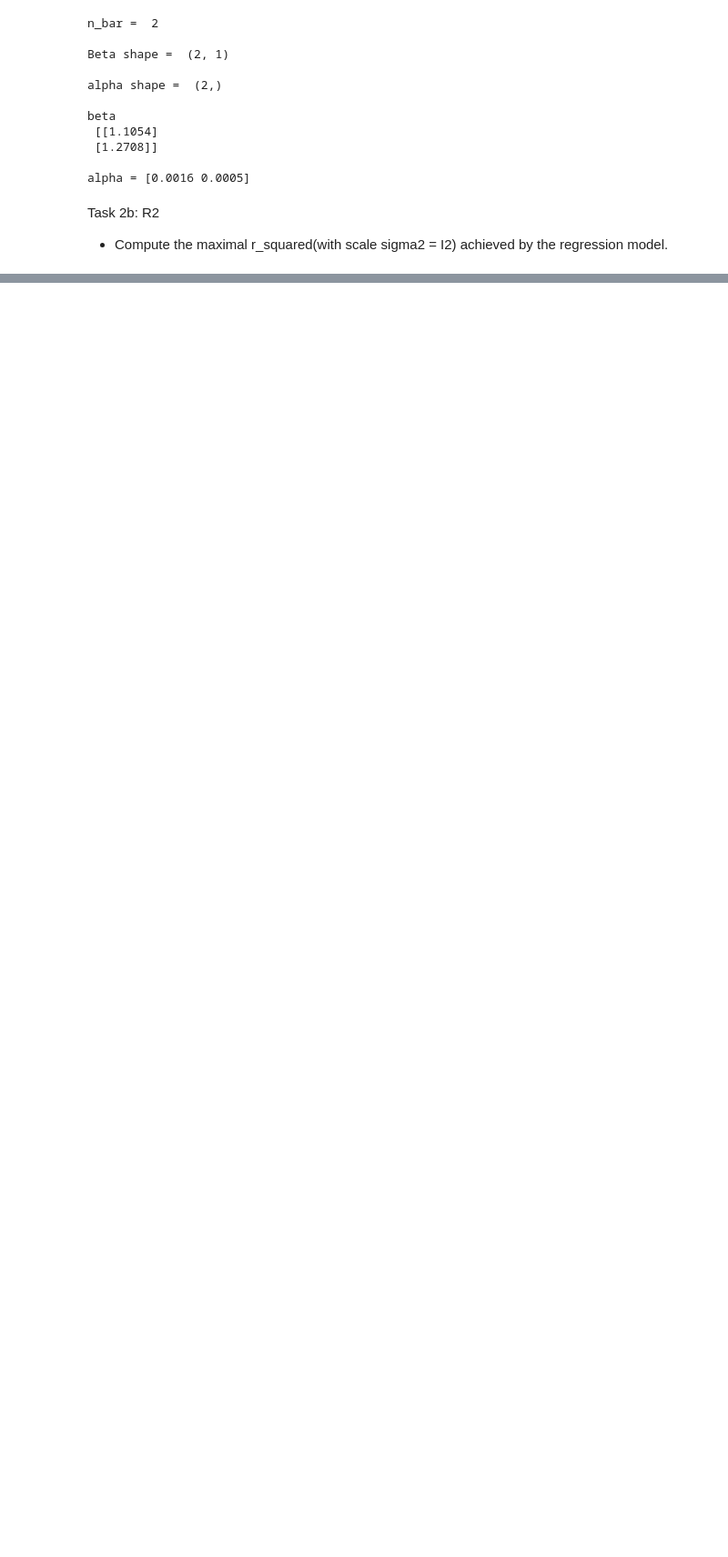
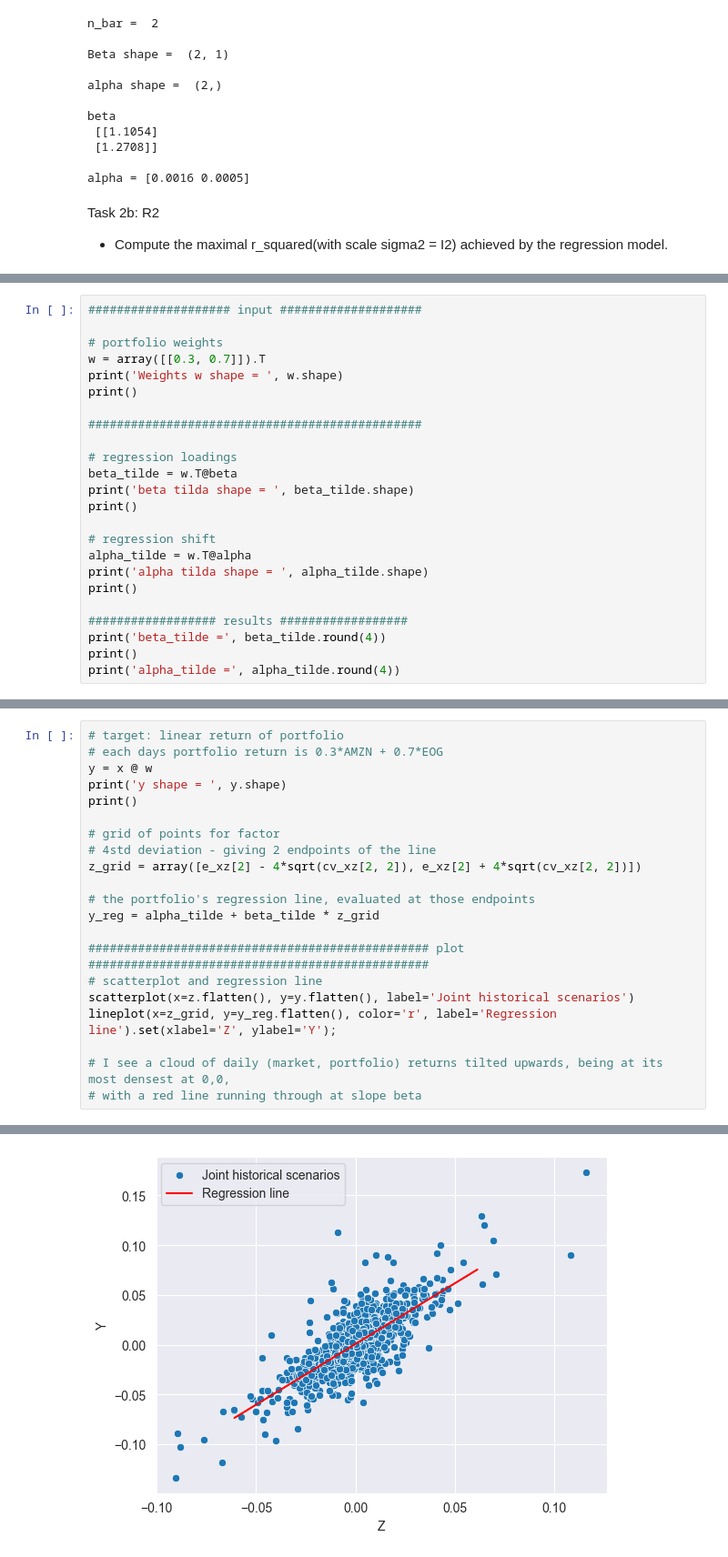
Before and after one commit to Gok-ML-AI/ARPM, a Jupyter notebook: module-01-linear-mean-covariance/Linear-Regression/HW_Regression_linear_factor_model_for_stock_returns.ipynb, the cells around one changed output, grey strips where cells are left out. Shown at 91% size. Drawn from its saved outputs; the diff is of its cells as text; blank space fills up the shorter version.

```diff
--- a/module-01-linear-mean-covariance/Linear-Regression/HW_Regression_linear_factor_model_for_stock_returns.ipynb
+++ b/module-01-linear-mean-covariance/Linear-Regression/HW_Regression_linear_factor_model_for_stock_returns.ipynb
@@ -137,0 +187,24 @@ r2 =  0.40005630671145853
+# %%
+#################### input ####################
+
+# portfolio weights
+w = array([[0.3, 0.7]]).T
+print('Weights w shape = ', w.shape)
+print()
+
+###############################################
+
+# regression loadings
+beta_tilde = w.T@beta
+print('beta tilda shape = ', beta_tilde.shape)
+print()
+
+# regression shift
+alpha_tilde = w.T@alpha
+print('alpha tilda shape = ', alpha_tilde.shape)
+print()
+
+################## results ##################
+print('beta_tilde =', beta_tilde.round(4))
+print()
+print('alpha_tilde =', alpha_tilde.round(4))
@@ -137,0 +226,22 @@ r2 =  0.40005630671145853
+# %%
+# target: linear return of portfolio
+# each days portfolio return is 0.3*AMZN + 0.7*EOG
+y = x @ w
+print('y shape = ', y.shape)
+print()
+
+# grid of points for factor
+# 4std deviation - giving 2 endpoints of the line
+z_grid = array([e_xz[2] - 4*sqrt(cv_xz[2, 2]), e_xz[2] + 4*sqrt(cv_xz[2, 2])])
+
+# the portfolio's regression line, evaluated at those endpoints
+y_reg = alpha_tilde + beta_tilde * z_grid
+
+################################################ plot ################################################
+# scatterplot and regression line
+scatterplot(x=z.flatten(), y=y.flatten(), label='Joint historical scenarios')
+lineplot(x=z_grid, y=y_reg.flatten(), color='r', label='Regression line').set(xlabel='Z', ylabel='Y');
+
+# I see a cloud of daily (market, portfolio) returns tilted upwards, being at its most densest at 0,0,
+# with a red line running through at slope beta
+# %% [output]
@@ -137,0 +249 @@ r2 =  0.40005630671145853
+[figure, added]
```
Also changed, not shown: parts of 8 cells of this notebook.
